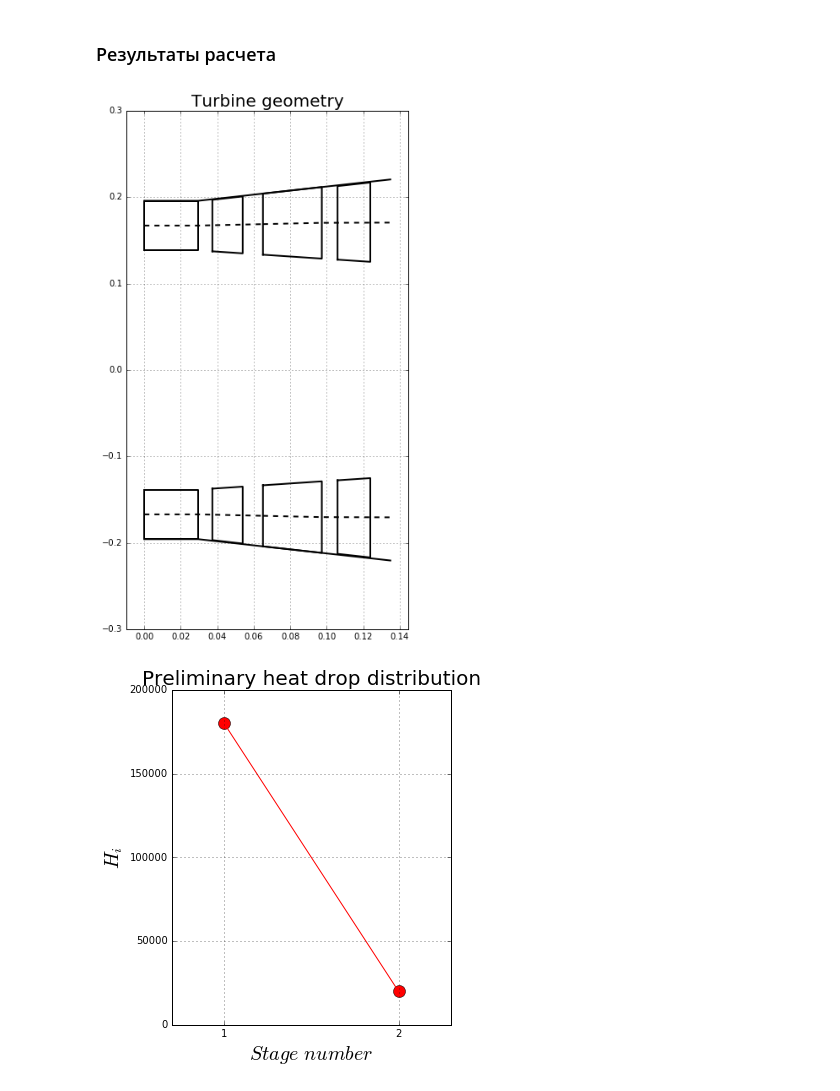
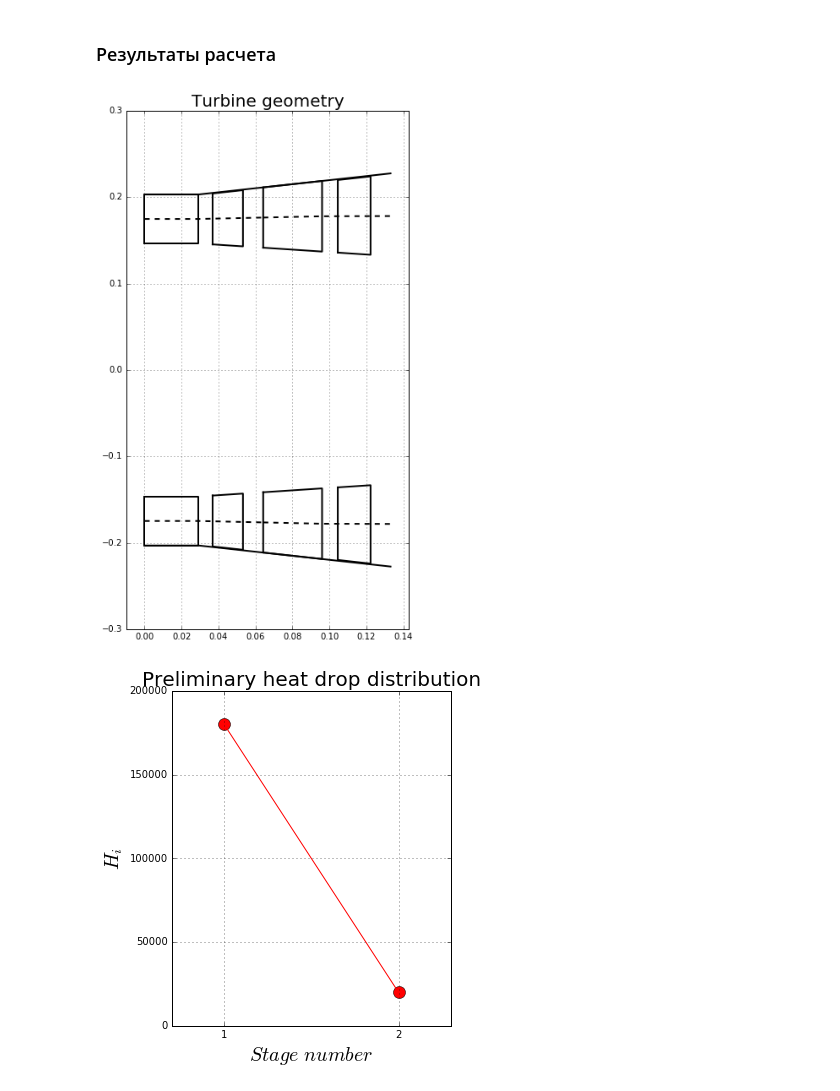
Before and after one commit to las-palmas1/turbine_calculation, a Jupyter notebook: average_streamline_calculation.ipynb, the cells around one changed output. Saved outputs shown, nothing was run; the diff lists cells and outputs as text; code cells hidden in the pictures.

```diff
--- a/average_streamline_calculation.ipynb
+++ b/average_streamline_calculation.ipynb
@@ -39,11 +39,11 @@ power_turbine.T_t_stag_cycle = my_engine_cycle.power_turbine.output.T_out_stag[0
 power_turbine.alpha_air = my_engine_cycle.combustion_chamber.output.alpha[0]
 power_turbine.L_t_cycle = my_engine_cycle.power_turbine.output.L_turb[0]
 # power_turbine.l1_D1_ratio = 0.285
-power_turbine.l1_D1_ratio = 0.18
+power_turbine.l1_D1_ratio = 0.170
 power_turbine.H01_init = 180e3
 power_turbine.c21_init = 200
 power_turbine.alpha11 = 17 * deg
-power_turbine.rho1 = 0.1
+power_turbine.rho1 = 0.32
 # %%
 power_turbine.geom[0].delta_a_b_sa_ratio = 7 / 27
 power_turbine.geom[0].delta_a_b_rk_ratio = 10 / 15
@@ -58,17 +58,17 @@ power_turbine.geom[1].l2_b_rk_ratio = 93 / 18
 # %%
 power_turbine.compute_geometry(compute_heat_drop_auto=False)
 power_turbine.geom[0].H0 = 180e3
 power_turbine.geom[1].H0 = 20e3
-power_turbine.geom[0].rho = 0.3
-power_turbine.geom[1].rho = 0.3
+power_turbine.geom[0].rho = 0.32
+power_turbine.geom[1].rho = 0.33
 power_turbine.compute_stages_gas_dynamics(precise_heat_drop=False)
 power_turbine.compute_integrate_turbine_parameters()
 st1 = power_turbine[0]
 st2 = power_turbine[1]
 power_turbine.save()
 power_turbine.geom.plot_geometry(figsize=(6, 11))
 # %% [output]
-[figure, old version]
+[figure, new version]
 # %%
 power_turbine.geom.plot_heat_drop_distribution(figsize=(5, 6))
 # %% [output]
```
Also changed, not shown: parts of 11 cells of this notebook, 1 other file.
